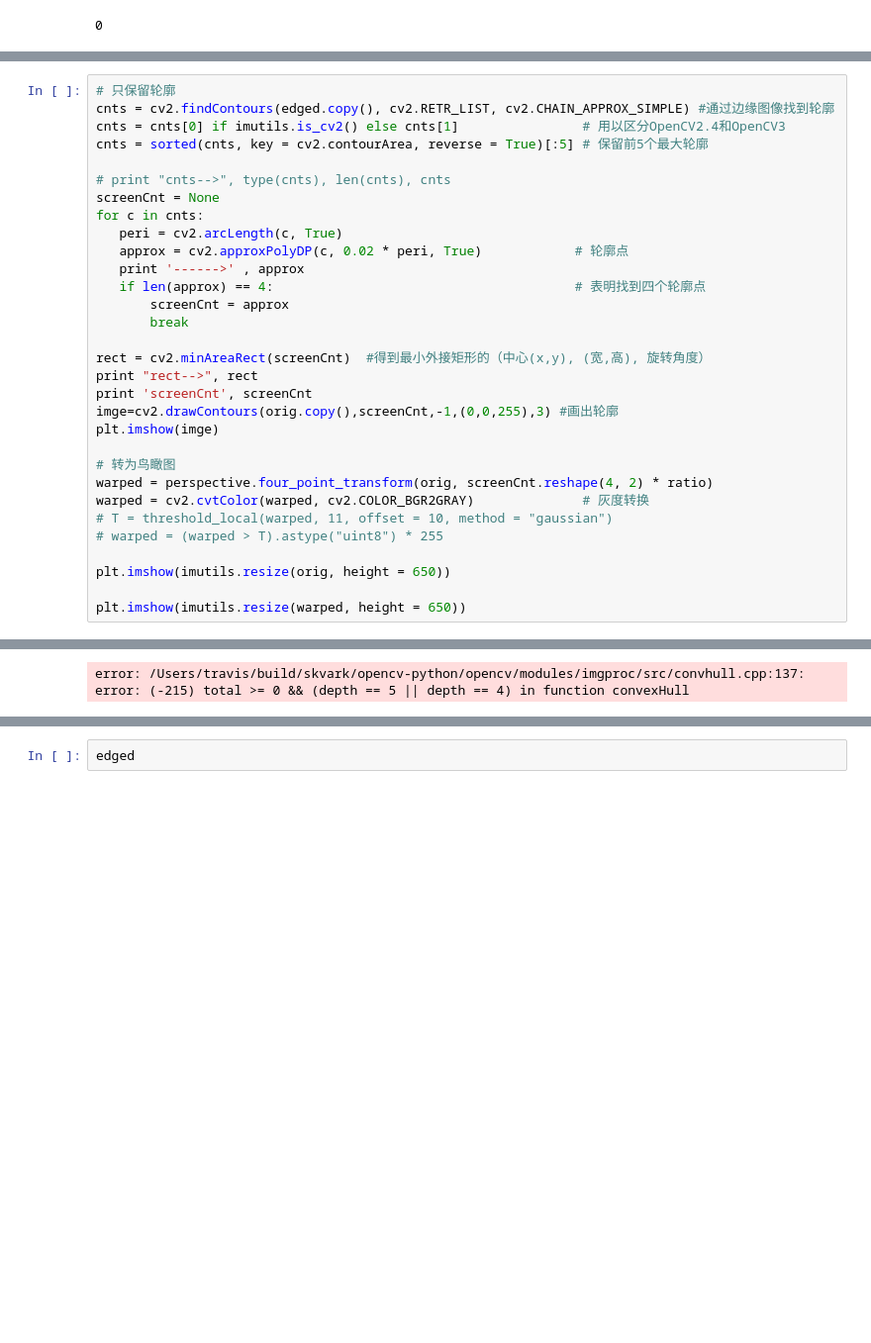
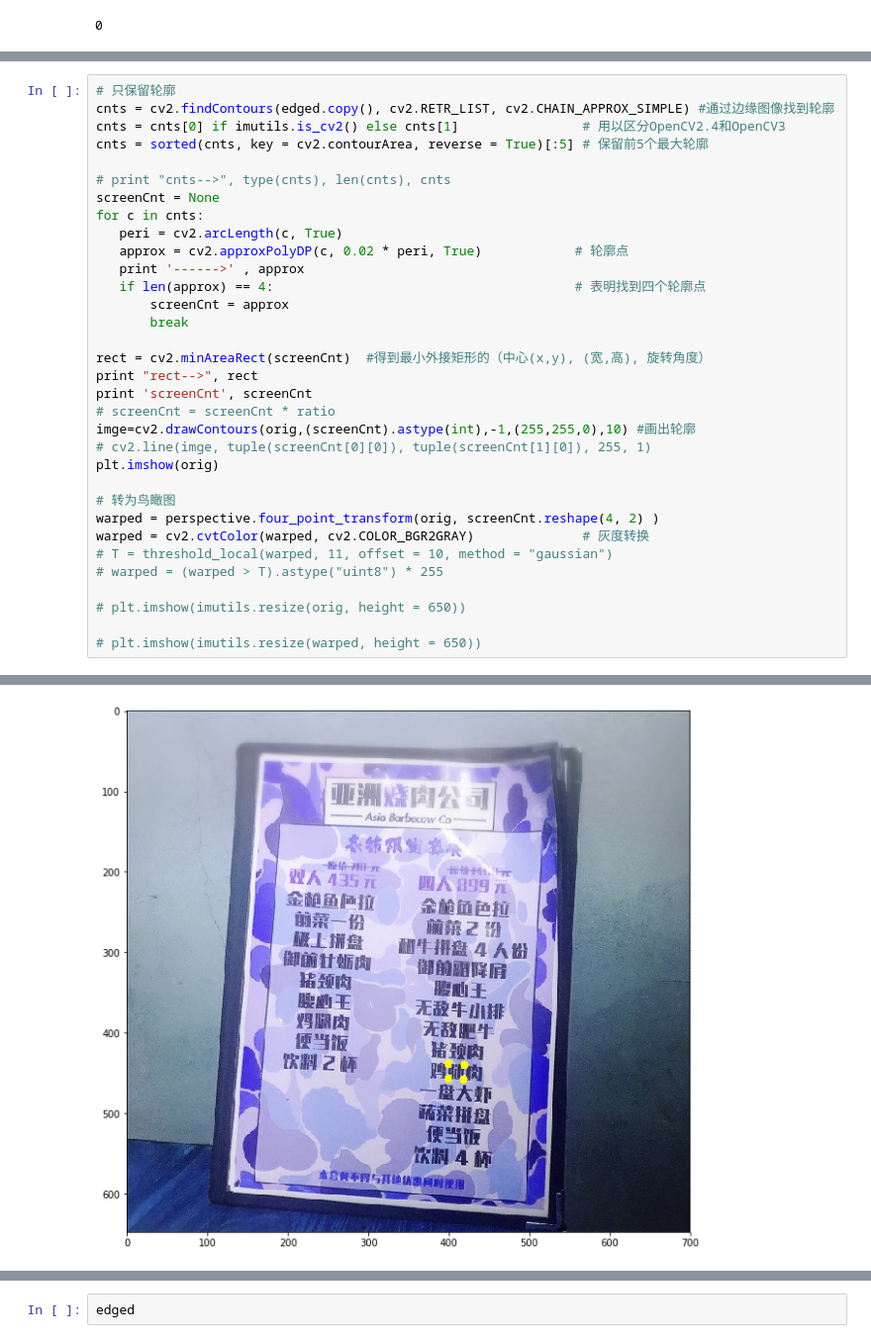
Before and after one commit to luoweimeng/pixel_link, a Jupyter notebook: Skew detection.ipynb, the cells around one changed output, grey strips where cells are left out. Shown at 99% size. Drawn from its saved outputs; the diff is of its cells as text; blank space fills up the shorter version.

```diff
--- a/Skew detection.ipynb
+++ b/Skew detection.ipynb
@@ -112,16 +123,18 @@ for c in cnts:
 rect = cv2.minAreaRect(screenCnt)  #得到最小外接矩形的（中心(x,y), (宽,高), 旋转角度）
 print "rect-->", rect
 print 'screenCnt', screenCnt
-imge=cv2.drawContours(orig.copy(),screenCnt,-1,(0,0,255),3) #画出轮廓
-plt.imshow(imge)
+# screenCnt = screenCnt * ratio
+imge=cv2.drawContours(orig,(screenCnt).astype(int),-1,(255,255,0),10) #画出轮廓
+# cv2.line(imge, tuple(screenCnt[0][0]), tuple(screenCnt[1][0]), 255, 1)
+plt.imshow(orig)
 
 # 转为鸟瞰图
-warped = perspective.four_point_transform(orig, screenCnt.reshape(4, 2) * ratio)
+warped = perspective.four_point_transform(orig, screenCnt.reshape(4, 2) )
 warped = cv2.cvtColor(warped, cv2.COLOR_BGR2GRAY)              # 灰度转换
 # T = threshold_local(warped, 11, offset = 10, method = "gaussian")
 # warped = (warped > T).astype("uint8") * 255
 
-plt.imshow(imutils.resize(orig, height = 650))
+# plt.imshow(imutils.resize(orig, height = 650))
 
-plt.imshow(imutils.resize(warped, height = 650))
+# plt.imshow(imutils.resize(warped, height = 650))
 # %% [output]
@@ -145 +156 @@ plt.imshow(imutils.resize(warped, height = 650))
-error: /Users/travis/build/skvark/opencv-python/opencv/modules/imgproc/src/convhull.cpp:137: error: (-215) total >= 0 && (depth == 5 || depth == 4) in function convexHull
+[figure, added]
```
Also changed, not shown: parts of 17 cells of this notebook, 3 other files.
